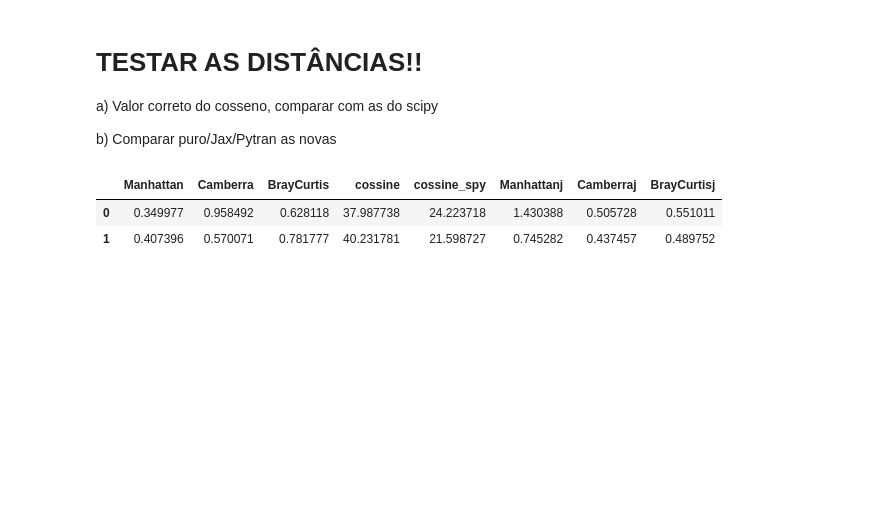
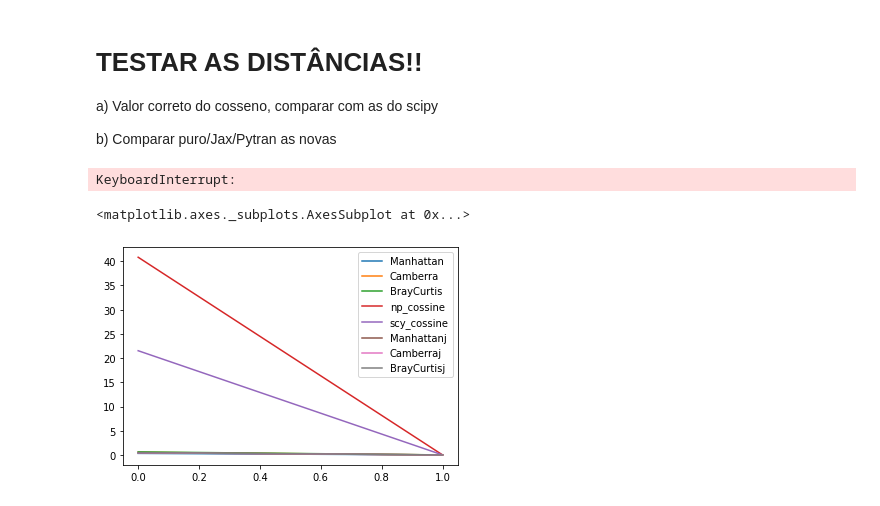
Before and after one commit to ysraell/aceleradev_private, a Jupyter notebook: projeto/EDA/Experiment_E.ipynb, the cells around one changed output. Cells and saved outputs as stored; diff of their text form; code cells hidden in the pictures; blank space fills up the shorter version.

```diff
--- a/projeto/EDA/Experiment_E.ipynb
+++ b/projeto/EDA/Experiment_E.ipynb
@@ -223,6 +234,9 @@ def escalaropt_entropy(df: pd.DataFrame, score: dict):
     return df
 
 procDS_func = [escalaropt_missings, escalaropt_std, escalaropt_entropy]
+# %%
+def flat(a):
+    return functools.reduce(operator.iconcat, a, [])
 # %%
 
 Uid = NewType('uid', int)
@@ -429,18 +421,25 @@ dist_funcj = [Manhattanj, Camberraj, BrayCurtisj]
 out = []
 times = defaultdict(list)
 # %%
-for _ in range(2):
+for n in range(1000):
+    idx = np.random.choice(list(range(ex_algo.M.shape[0])))
     for dist in dist_func:
         t = time()
-        _ = dist(ex_algo.M,ex_algo.M[0])
+        _ = dist(ex_algo.M,ex_algo.M[idx])
         times[dist.__name__].append(time()-t)
-    for dist in dist_funcj:
-        t = time()
-        _ = dist(ex_algo.M,ex_algo.M[0])
-        times[dist.__name__+'j'].append(time()-t)
+    print(n)
+# %% [output]
+KeyboardInterrupt:
+# %%
+Min = 1000000
+for key in times.keys():
+    Min = min(len(times[key]),Min)
+
+for key in times.keys():
+    if len(times[key]) == Min:
+        times[key].append(0)
 # %%
-pd.DataFrame.from_dict(times, orient='columns')
+pd.DataFrame.from_dict(times, orient='columns').plot()
 # %% [output]
-|  | Manhattan | Camberra | BrayCurtis | cossine | cossine_spy | Manhattanj | Camberraj | BrayCurtisj |
-| 0 | 0.349977 | 0.958492 | 0.628118 | 37.987738 | 24.223718 | 1.430388 | 0.505728 | 0.551011 |
-| 1 | 0.407396 | 0.570071 | 0.781777 | 40.231781 | 21.598727 | 0.745282 | 0.437457 | 0.489752 |
+<matplotlib.axes._subplots.AxesSubplot at 0x...>
+[figure, added]
```
Also changed, not shown: parts of 16 cells of this notebook, 1 other file.
